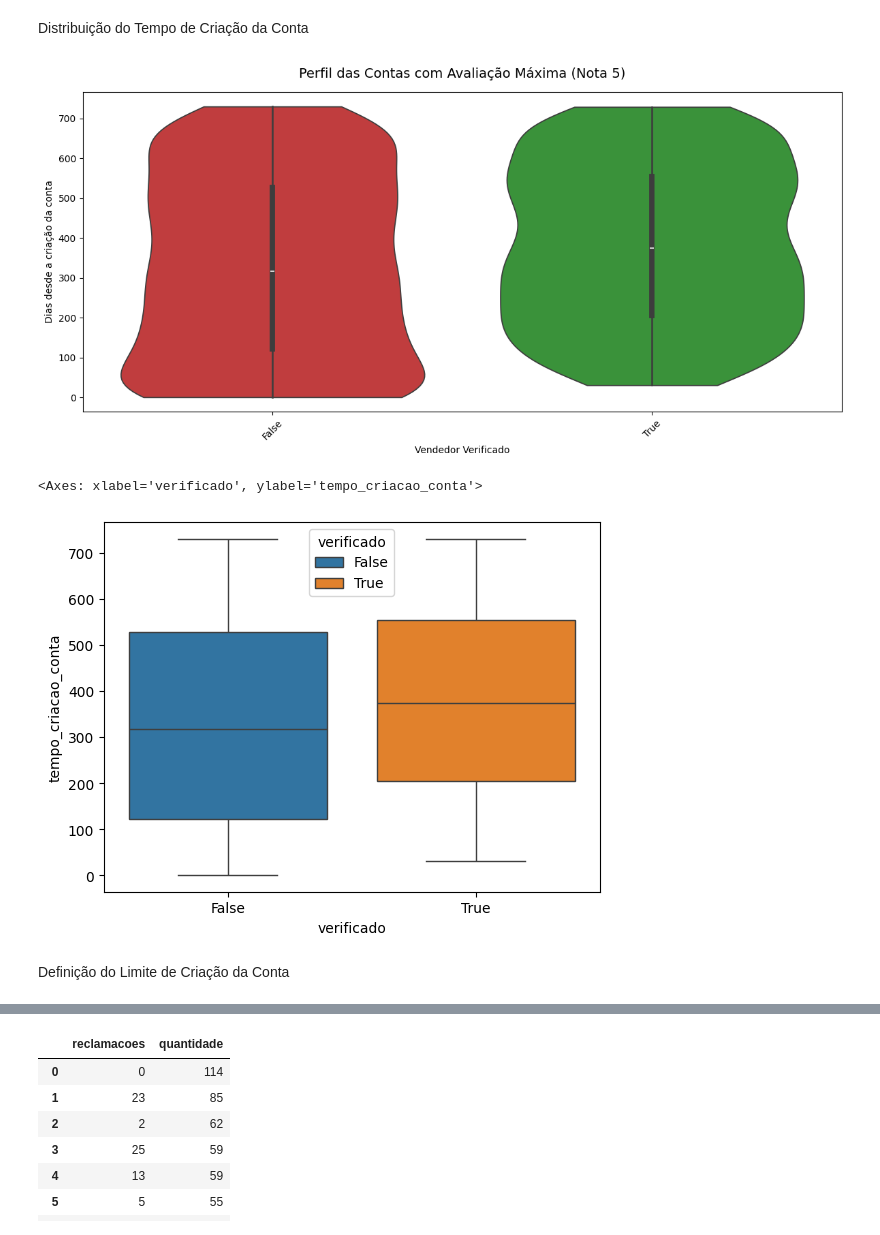
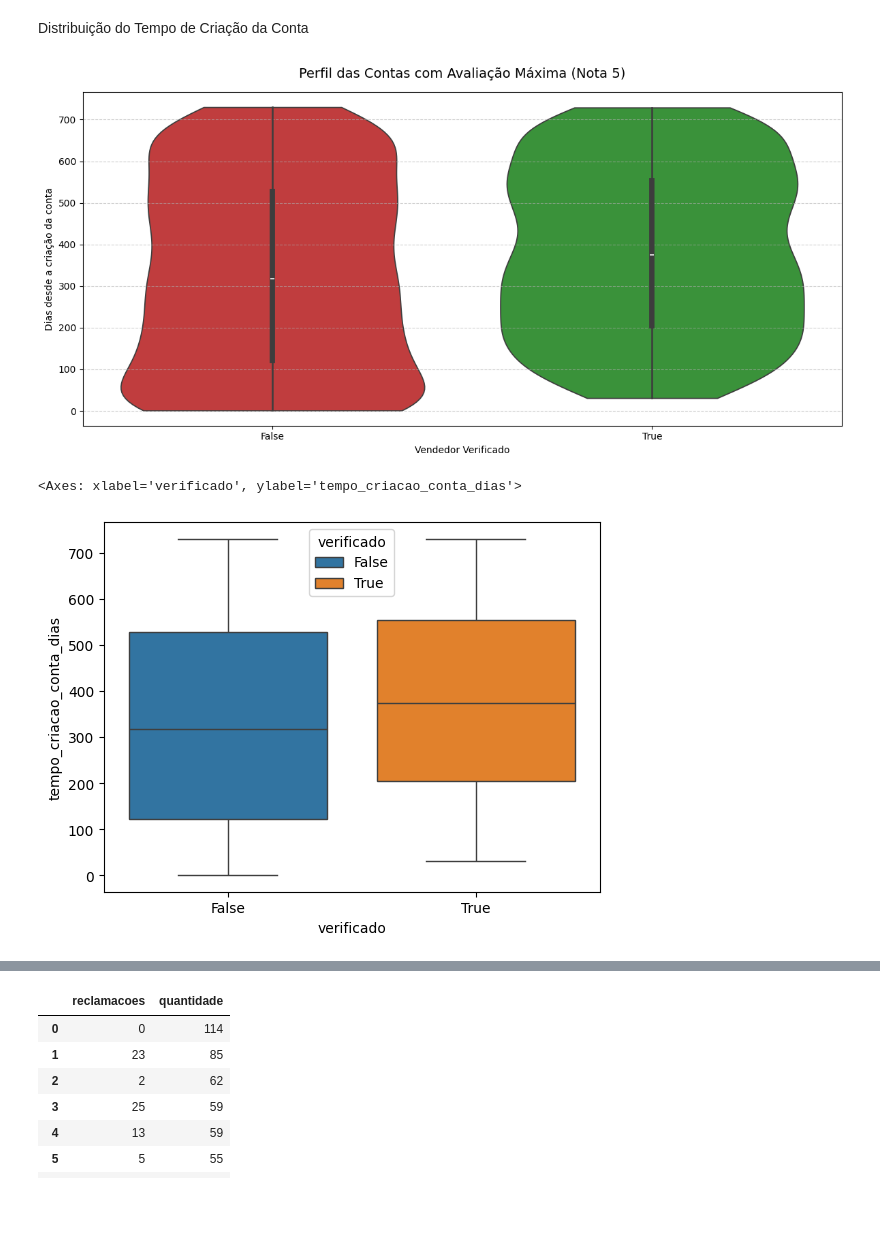
Before and after one commit to AlexDcoder/Opera-o-Marketplace-Fraude-em-E-commerce, a Jupyter notebook: notebooks/base_comparativo.ipynb, the cells around one changed output, grey strips where cells are left out. Saved outputs shown, nothing was run; the diff lists cells and outputs as text; code cells hidden in the pictures; blank space fills up the shorter version.

```diff
--- a/notebooks/base_comparativo.ipynb
+++ b/notebooks/base_comparativo.ipynb
@@ -392,12 +366,28 @@ Conclusão: Aparentemente a hora de entrada não será utilziada
 # %% [markdown]
 Tempo de Criação de Conta
 # %%
+df_avl_suspeitas['tempo_criacao_conta_dias'] = (df_avl_suspeitas['data_avaliacao_dt'] - df_avl_suspeitas['data_criacao_conta_dt']
+).dt.days
+
+
 df_avl_suspeitas_info = df_avl_suspeitas.merge(df_vendedores,
                                                on='vendedor_id', how='left')
 
-df_avl_suspeitas_info['tempo_criacao_conta'] = (
-    df_avl_suspeitas_info['data_avaliacao_dt'] - df_avl_suspeitas['data_criacao_conta_dt']
-).dt.days
+df_avl_suspeitas_info['ano_mes'] = df_avl_suspeitas_info['_data_cadastro_dt'].dt.to_period('M')
+df_avl_suspeitas_info['dia_semana'] = df_avl_suspeitas_info['_data_cadastro_dt'].dt.day_name()
 
-df_avl_suspeitas_info
+
+pivot_cluster = df_avl_suspeitas_info.pivot_table(
+    index='dia_semana',
+    columns='ano_mes',
+    values='vendedor_id',
+    aggfunc='count'
+).fillna(0)
+
+plt.figure(figsize=(12, 6))
+sns.heatmap(pivot_cluster, annot=True)
+plt.title('Concentração de Cadastros de Vendedores por Período')
+plt.show()
+picos_mes = df_avl_suspeitas_info.groupby('ano_mes').size()
+meses_suspeitos = picos_mes[picos_mes > 50].index
 # %% [output]
@@ -489,33 +458,31 @@ Distribuição do Tempo de Criação da Conta
 # %%
 plt.figure(figsize=(12,6))
 
 sns.violinplot(
     data=df_nota5,
     x='verificado',
-    y='tempo_criacao_conta',
+    y='tempo_criacao_conta_dias',
     hue='verificado',
     palette={True: '#2ca02c', False: '#d62728'},
     inner="box",
     cut=0,
     legend=False
 )
 
-plt.xticks(rotation=45)
+plt.grid(axis='y', linestyle='--', alpha=0.6)
 plt.ylabel('Dias desde a criação da conta')
 plt.xlabel('Vendedor Verificado')
 plt.title('Perfil das Contas com Avaliação Máxima (Nota 5)', fontsize=14, pad=15)
 
 plt.tight_layout()
 plt.show()
 # %% [output]
-[figure, old version]
+[figure, new version]
 # %%
 sns.boxplot(data=df_nota5,
-            y='tempo_criacao_conta',
+            y='tempo_criacao_conta_dias',
             x='verificado',
             hue='verificado')
 # %% [output]
-<Axes: xlabel='verificado', ylabel='tempo_criacao_conta'>
+<Axes: xlabel='verificado', ylabel='tempo_criacao_conta_dias'>
-[figure, old version]
+[figure, new version]
-# %% [markdown]
-Definição do Limite de Criação da Conta
```
Also changed, not shown: parts of 64 cells of this notebook.
